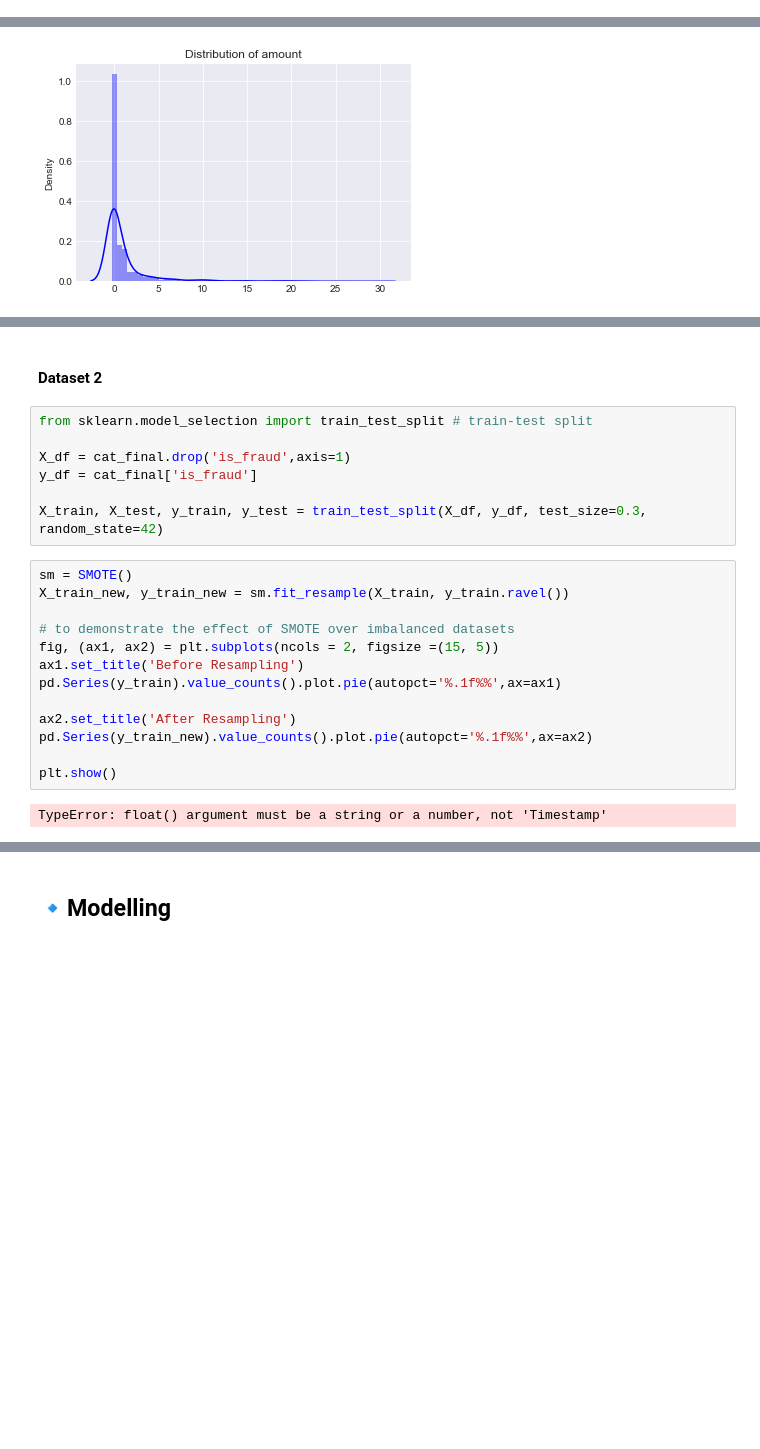
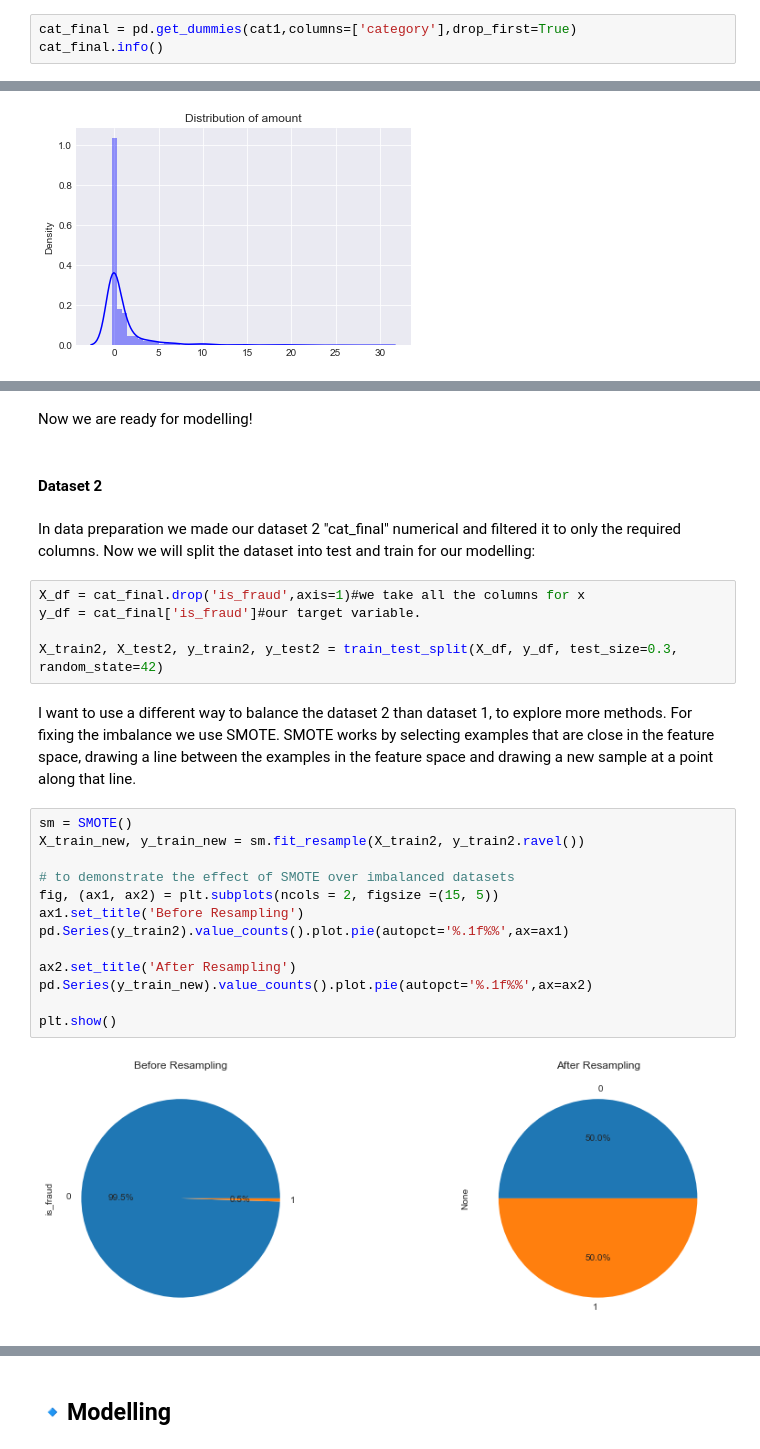
Before and after one commit to AviMegin/AI, a Jupyter notebook: Open program - Credit card fraud - Megin van Herk.ipynb, the cells around one changed output, grey strips where cells are left out. Drawn from its saved outputs; the diff is of its cells as text; blank space fills up the shorter version.

```diff
--- a/Open program - Credit card fraud - Megin van Herk.ipynb
+++ b/Open program - Credit card fraud - Megin van Herk.ipynb
@@ -653,2 +699,4 @@ Now for the category, there are too many columns. So I think splitting all the c
 # %%
+cat_final = pd.get_dummies(cat1,columns=['category'],drop_first=True)
+cat_final.info()
 # %% [output]
@@ -761,24 +838,28 @@ plt.title('Distribution of amount');
+# %% [markdown]
+Now we are ready for modelling!
 # %% [markdown]
 #### Dataset 2
+# %% [markdown]
+In data preparation we made our dataset 2 "cat_final" numerical and filtered it to only the required columns. Now we will split the dataset into test and train for our modelling:
 # %%
-from sklearn.model_selection import train_test_split # train-test split
+X_df = cat_final.drop('is_fraud',axis=1)#we take all the columns for x
+y_df = cat_final['is_fraud']#our target variable.
 
-X_df = cat_final.drop('is_fraud',axis=1)
-y_df = cat_final['is_fraud']
-
-X_train, X_test, y_train, y_test = train_test_split(X_df, y_df, test_size=0.3, random_state=42)
+X_train2, X_test2, y_train2, y_test2 = train_test_split(X_df, y_df, test_size=0.3, random_state=42)
+# %% [markdown]
+I want to use a different way to balance the dataset 2 than dataset 1, to explore more methods. For fixing the imbalance we use SMOTE.  SMOTE works by selecting examples that are close in the feature space, drawing a line between the examples in the feature space and drawing a new sample at a point along that line.
 # %%
 sm = SMOTE()
-X_train_new, y_train_new = sm.fit_resample(X_train, y_train.ravel())
+X_train_new, y_train_new = sm.fit_resample(X_train2, y_train2.ravel())
 
 # to demonstrate the effect of SMOTE over imbalanced datasets
 fig, (ax1, ax2) = plt.subplots(ncols = 2, figsize =(15, 5))
 ax1.set_title('Before Resampling')
-pd.Series(y_train).value_counts().plot.pie(autopct='%.1f%%',ax=ax1)
+pd.Series(y_train2).value_counts().plot.pie(autopct='%.1f%%',ax=ax1)
 
 ax2.set_title('After Resampling')
 pd.Series(y_train_new).value_counts().plot.pie(autopct='%.1f%%',ax=ax2)
 
 plt.show()
 # %% [output]
-TypeError: float() argument must be a string or a number, not 'Timestamp'
+[figure, added]
```
Also changed, not shown: parts of 32 cells of this notebook.
